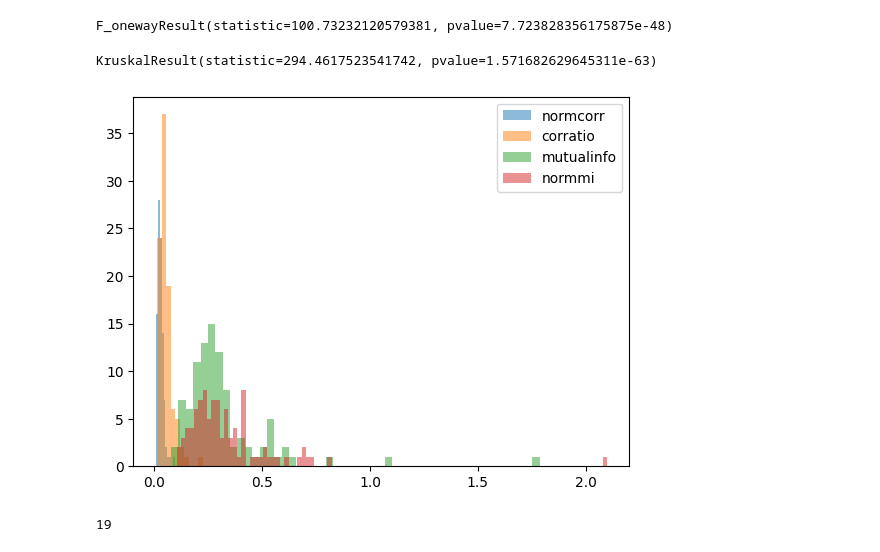
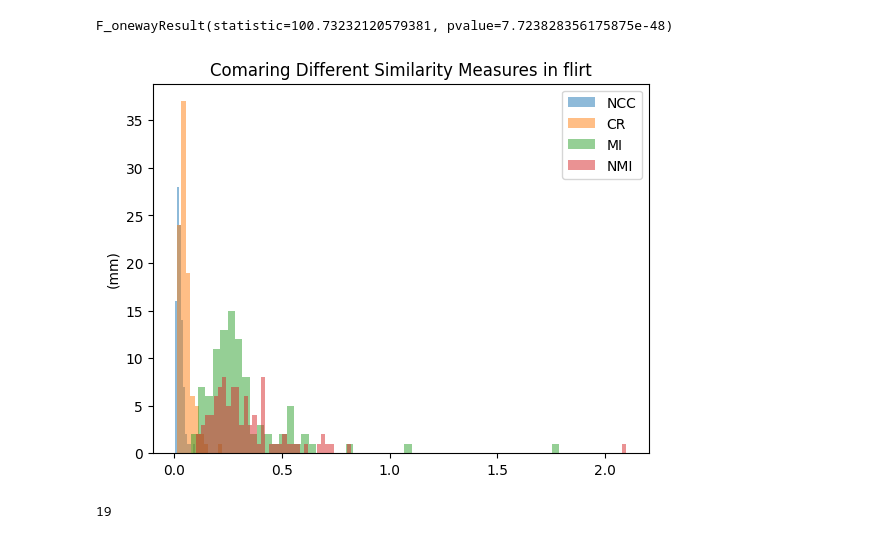
Before and after one commit to mirhnius/mca_linear_registration, a Jupyter notebook: cost.ipynb, the cells around one changed output. Saved outputs shown, nothing was run; the diff lists cells and outputs as text; code cells hidden in the pictures.

Commit message:
initial versions of plots

```diff
--- a/cost.ipynb
+++ b/cost.ipynb
@@ -53,20 +53,20 @@ f_oneway(std_flirt["normcorr"],std_flirt["corratio"],std_flirt["normmi"],std_fli
 # %% [output]
 F_onewayResult(statistic=100.73232120579381, pvalue=7.723828356175875e-48)
 # %%
-from scipy.stats import kruskal
-kruskal(std_flirt["normcorr"],std_flirt["corratio"],std_flirt["normmi"],std_flirt["mutualinfo"])
+# from scipy.stats import kruskal, friedmanchisquare
+# friedmanchisquare(std_flirt["normcorr"],std_flirt["corratio"],std_flirt["normmi"],std_flirt["mutualinfo"])
-# %% [output]
-KruskalResult(statistic=294.4617523541742, pvalue=1.571682629645311e-63)
 # %%
 import matplotlib.pyplot as plt
 plt.hist(std_flirt["normcorr"], alpha=0.5)
 plt.hist(std_flirt["corratio"], alpha=0.5)
 plt.hist(std_flirt["normmi"], bins=50, alpha=0.5)
 plt.hist(std_flirt["mutualinfo"], bins=100, alpha=0.5)
-plt.legend(cost_functions)
+plt.legend(["NCC", "CR", "MI", "NMI"])
+plt.title("Comaring Different Similarity Measures in flirt")
+plt.ylabel("(mm)")
 plt.show()
 # %% [output]
-[figure, old version]
+[figure, new version]
 # %%
 np.argmax(std_flirt["mutualinfo"])
 # %% [output]
```
Also changed, not shown: parts of 47 cells of this notebook, 2 other files.
